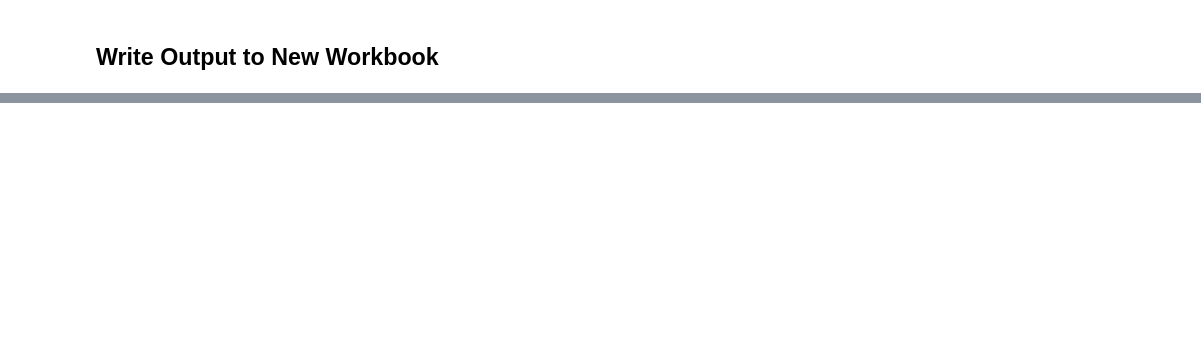
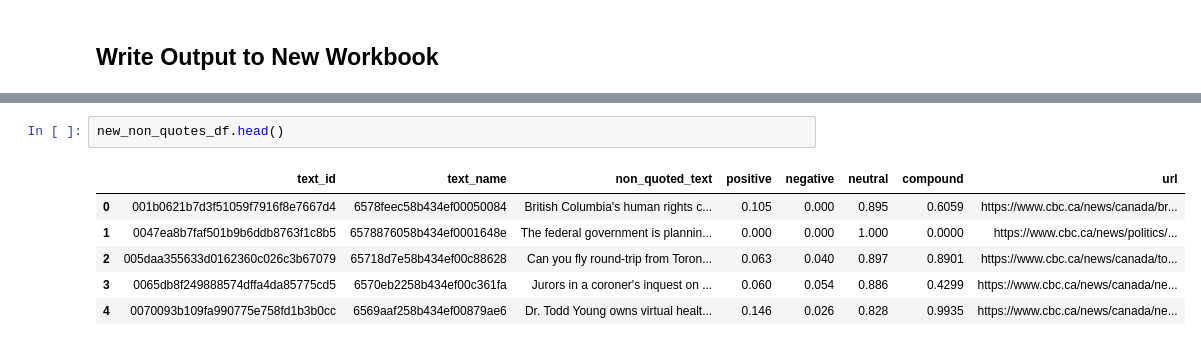
Before and after one commit to sfu-discourse-lab/Evaluation_quotes, a Jupyter notebook: sentiment_analyzer.ipynb, the cells around one changed output, grey strips where cells are left out. Cells and saved outputs as stored; diff of their text form; blank space fills up the shorter version.

```diff
--- a/sentiment_analyzer.ipynb
+++ b/sentiment_analyzer.ipynb
@@ -224,2 +311,11 @@ summary_df.head()
+# %%
+new_non_quotes_df.head()
+# %% [output]
+|  | text_id | text_name | non_quoted_text | positive | negative | neutral | compound | url |
+| 0 | 001b0621b7d3f51059f7916f8e7667d4 | 6578feec58b434ef00050084 | British Columbia's human rights c... | 0.105 | 0.000 | 0.895 | 0.6059 | https://www.cbc.ca/news/canada/br... |
+| 1 | 0047ea8b7faf501b9b6ddb8763f1c8b5 | 6578876058b434ef0001648e | The federal government is plannin... | 0.000 | 0.000 | 1.000 | 0.0000 | https://www.cbc.ca/news/politics/... |
+| 2 | 005daa355633d0162360c026c3b67079 | 65718d7e58b434ef00c88628 | Can you fly round-trip from Toron... | 0.063 | 0.040 | 0.897 | 0.8901 | https://www.cbc.ca/news/canada/to... |
+| 3 | 0065db8f249888574dffa4da85775cd5 | 6570eb2258b434ef00c361fa | Jurors in a coroner's inquest on ... | 0.060 | 0.054 | 0.886 | 0.4299 | https://www.cbc.ca/news/canada/ne... |
+| 4 | 0070093b109fa990775e758fd1b3b0cc | 6569aaf258b434ef00879ae6 | Dr. Todd Young owns virtual healt... | 0.146 | 0.026 | 0.828 | 0.9935 | https://www.cbc.ca/news/canada/ne... |
 # %%
 !pip install xlsxwriter
```
Also changed, not shown: parts of 17 cells of this notebook, 2 other files.
